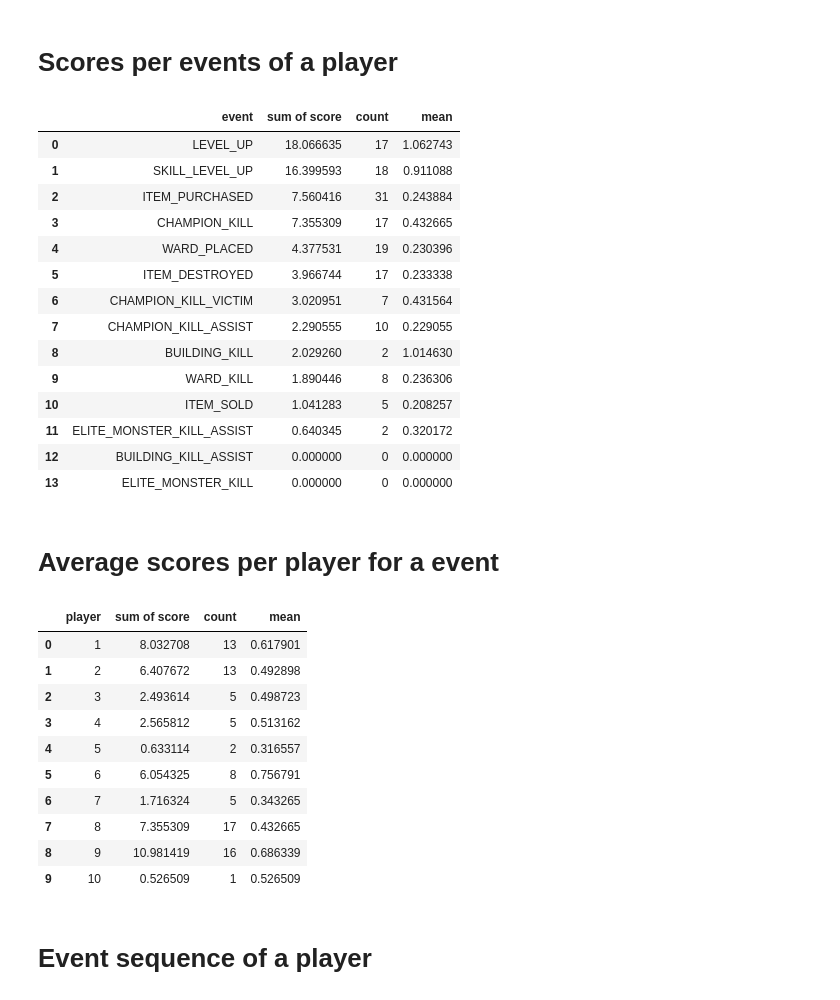
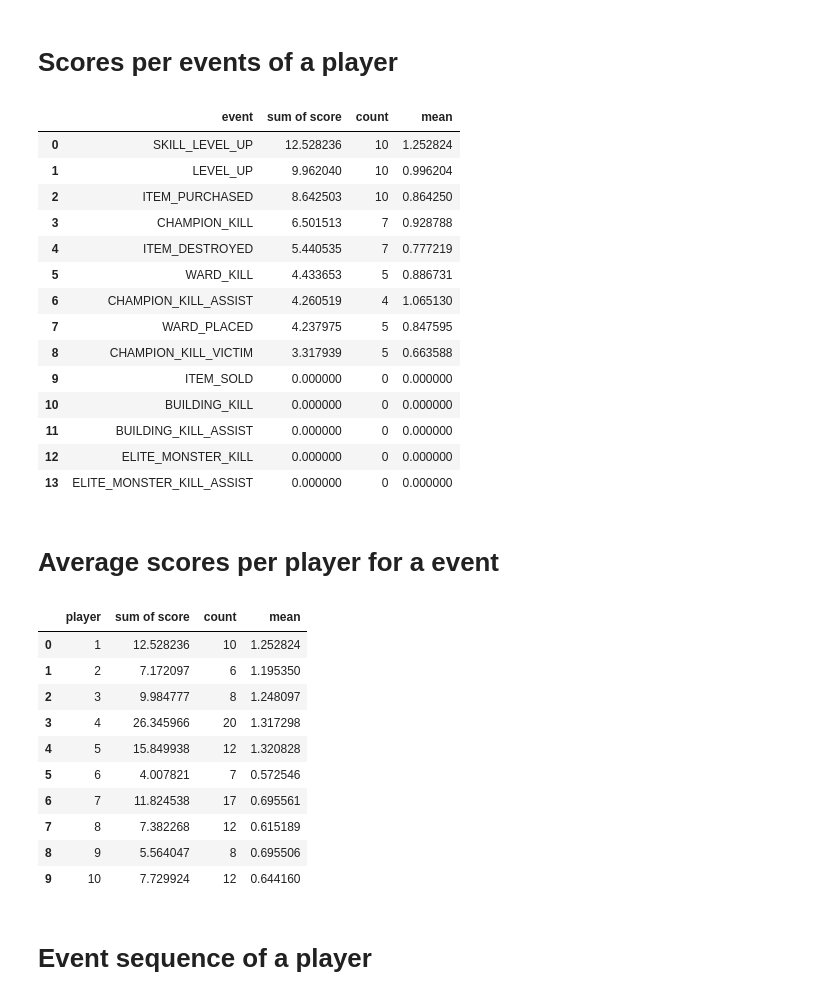
Before and after one commit to ThrypsisJ/Action2Score, a Jupyter notebook: experiment_challenger_analysis.ipynb, the cells around one changed output. Saved outputs shown, nothing was run; the diff lists cells and outputs as text; code cells hidden in the pictures.

```diff
--- a/experiment_challenger_analysis.ipynb
+++ b/experiment_challenger_analysis.ipynb
@@ -145,70 +229,78 @@ data
 # Scores per events of a player
 # %%
 import pandas as pd
+
+score_path = './processed_ftr/challenger_g3_score.csv' # PASTA by team
+# score_path = './processed_ftr/scores_challenger.csv' # PASTA by player
+match_id = 'KR_5548791013'
+player = 1
 
 pd.set_option("display.max_rows", None, "display.max_columns", None)
 events = ['ITEM_PURCHASED', 'ITEM_SOLD',
        'ITEM_DESTROYED', 'SKILL_LEVEL_UP', 'LEVEL_UP', 'WARD_PLACED',
        'WARD_KILL', 'CHAMPION_KILL', 'CHAMPION_KILL_ASSIST',
        'CHAMPION_KILL_VICTIM', 'BUILDING_KILL', 'BUILDING_KILL_ASSIST',
        'ELITE_MONSTER_KILL', 'ELITE_MONSTER_KILL_ASSIST']
 
-match_id = 'NA1_4083949961'
-data = pd.read_csv('./processed_ftr/scores_challenger.csv')
+data = pd.read_csv(score_path)
 
-data = data[(data['match_id'] == match_id) & (data['player'] == 7)].drop(labels=['match_id', 'win'], axis='columns')
+data = data[(data['match_id'] == match_id) & (data['player'] == player)].drop(labels=['match_id', 'win'], axis='columns')
 data = data.drop(labels=['mage', 'fighter', 'support', 'tank', 'assassin', 'marksman', 'TOP', 'MIDDLE', 'BOTTOM', 'JUNGLE', 'UTILITY'], axis='columns')
 
 scoresums, counts, means = [], [], []
 for event in events:
     event_scores = data[data[event] == 1]['score'].tolist()
 
     _sum = sum(event_scores)
     _count = len(event_scores)
     _mean = _sum / _count if _count != 0 else 0
 
     scoresums.append(_sum)
     counts.append(_count)
     means.append(_mean)
 
 scoresum_per_event = {
     'event': events, 'sum of score': scoresums, 'count': counts, 'mean': means
 }
 scoresum_per_event = pd.DataFrame(scoresum_per_event).sort_values(by='sum of score', axis=0, ascending=False, ignore_index=True)
 scoresum_per_event
 # %% [output]
 |  | event | sum of score | count | mean |
-| 0 | LEVEL_UP | 18.066635 | 17 | 1.062743 |
-| 1 | SKILL_LEVEL_UP | 16.399593 | 18 | 0.911088 |
-| 2 | ITEM_PURCHASED | 7.560416 | 31 | 0.243884 |
-| 3 | CHAMPION_KILL | 7.355309 | 17 | 0.432665 |
-| 4 | WARD_PLACED | 4.377531 | 19 | 0.230396 |
-| 5 | ITEM_DESTROYED | 3.966744 | 17 | 0.233338 |
-| 6 | CHAMPION_KILL_VICTIM | 3.020951 | 7 | 0.431564 |
-| 7 | CHAMPION_KILL_ASSIST | 2.290555 | 10 | 0.229055 |
-| 8 | BUILDING_KILL | 2.029260 | 2 | 1.014630 |
-| 9 | WARD_KILL | 1.890446 | 8 | 0.236306 |
-| 10 | ITEM_SOLD | 1.041283 | 5 | 0.208257 |
-| 11 | ELITE_MONSTER_KILL_ASSIST | 0.640345 | 2 | 0.320172 |
-| 12 | BUILDING_KILL_ASSIST | 0.000000 | 0 | 0.000000 |
-| 13 | ELITE_MONSTER_KILL | 0.000000 | 0 | 0.000000 |
+| 0 | SKILL_LEVEL_UP | 12.528236 | 10 | 1.252824 |
+| 1 | LEVEL_UP | 9.962040 | 10 | 0.996204 |
+| 2 | ITEM_PURCHASED | 8.642503 | 10 | 0.864250 |
+| 3 | CHAMPION_KILL | 6.501513 | 7 | 0.928788 |
+| 4 | ITEM_DESTROYED | 5.440535 | 7 | 0.777219 |
+| 5 | WARD_KILL | 4.433653 | 5 | 0.886731 |
+| 6 | CHAMPION_KILL_ASSIST | 4.260519 | 4 | 1.065130 |
+| 7 | WARD_PLACED | 4.237975 | 5 | 0.847595 |
+| 8 | CHAMPION_KILL_VICTIM | 3.317939 | 5 | 0.663588 |
+| 9 | ITEM_SOLD | 0.000000 | 0 | 0.000000 |
+| 10 | BUILDING_KILL | 0.000000 | 0 | 0.000000 |
+| 11 | BUILDING_KILL_ASSIST | 0.000000 | 0 | 0.000000 |
+| 12 | ELITE_MONSTER_KILL | 0.000000 | 0 | 0.000000 |
+| 13 | ELITE_MONSTER_KILL_ASSIST | 0.000000 | 0 | 0.000000 |
 # %% [markdown]
 # Average scores per player for a event
 # %%
 import pandas as pd
 
+score_path = './processed_ftr/challenger_g3_score.csv' # PASTA by team
+# score_path = './processed_ftr/scores_challenger.csv' # PASTA by player
+match_id = 'KR_5548791013'
+event = 'SKILL_LEVEL_UP'
+
 pd.set_option("display.max_rows", None, "display.max_columns", None)
 
-match_id = 'NA1_4083949961'
-data = pd.read_csv('./processed_ftr/scores_challenger.csv')
+data = pd.read_csv(score_path)
 
 data = data[(data['match_id'] == match_id)].drop(labels=['match_id', 'win'], axis='columns')
 data = data.drop(labels=['mage', 'fighter', 'support', 'tank', 'assassin', 'marksman', 'TOP', 'MIDDLE', 'BOTTOM', 'JUNGLE', 'UTILITY'], axis='columns')
 
 scoresums, counts, means = [], [], []
-data = data[data['CHAMPION_KILL'] == 1]
+data = data[data['SKILL_LEVEL_UP'] == 1]
 for player in range(10):
-    event_scores = data[data['player'] == player]['score'].tolist()
+    event_scores = data[data['player'] == player+1]['score'].tolist()
 
     _sum = sum(event_scores)
     _count = len(event_scores)
@@ -225,16 +317,16 @@ scoresum_per_event = pd.DataFrame(scoresum_per_event).sort_values(by='player', a
 scoresum_per_event
 # %% [output]
 |  | player | sum of score | count | mean |
-| 0 | 1 | 8.032708 | 13 | 0.617901 |
-| 1 | 2 | 6.407672 | 13 | 0.492898 |
-| 2 | 3 | 2.493614 | 5 | 0.498723 |
-| 3 | 4 | 2.565812 | 5 | 0.513162 |
-| 4 | 5 | 0.633114 | 2 | 0.316557 |
-| 5 | 6 | 6.054325 | 8 | 0.756791 |
-| 6 | 7 | 1.716324 | 5 | 0.343265 |
-| 7 | 8 | 7.355309 | 17 | 0.432665 |
-| 8 | 9 | 10.981419 | 16 | 0.686339 |
-| 9 | 10 | 0.526509 | 1 | 0.526509 |
+| 0 | 1 | 12.528236 | 10 | 1.252824 |
+| 1 | 2 | 7.172097 | 6 | 1.195350 |
+| 2 | 3 | 9.984777 | 8 | 1.248097 |
+| 3 | 4 | 26.345966 | 20 | 1.317298 |
+| 4 | 5 | 15.849938 | 12 | 1.320828 |
+| 5 | 6 | 4.007821 | 7 | 0.572546 |
+| 6 | 7 | 11.824538 | 17 | 0.695561 |
+| 7 | 8 | 7.382268 | 12 | 0.615189 |
+| 8 | 9 | 5.564047 | 8 | 0.695506 |
+| 9 | 10 | 7.729924 | 12 | 0.644160 |
 # %% [markdown]
 # Event sequence of a player
 # %%
```
Also changed, not shown: parts of 14 cells of this notebook, 10 other files.
